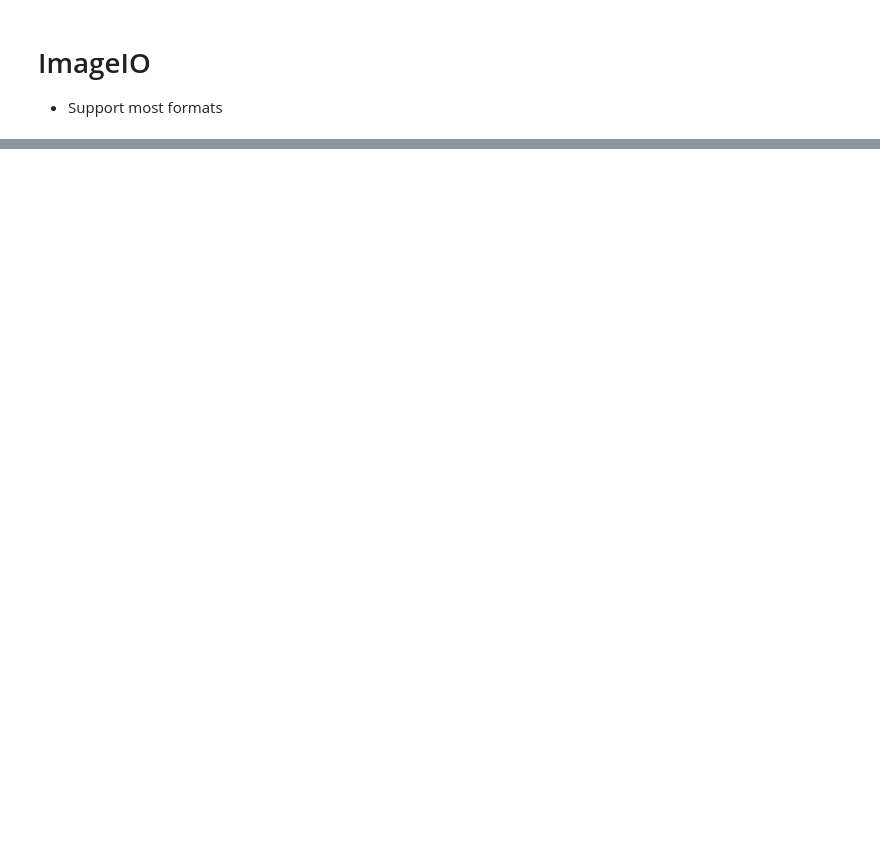
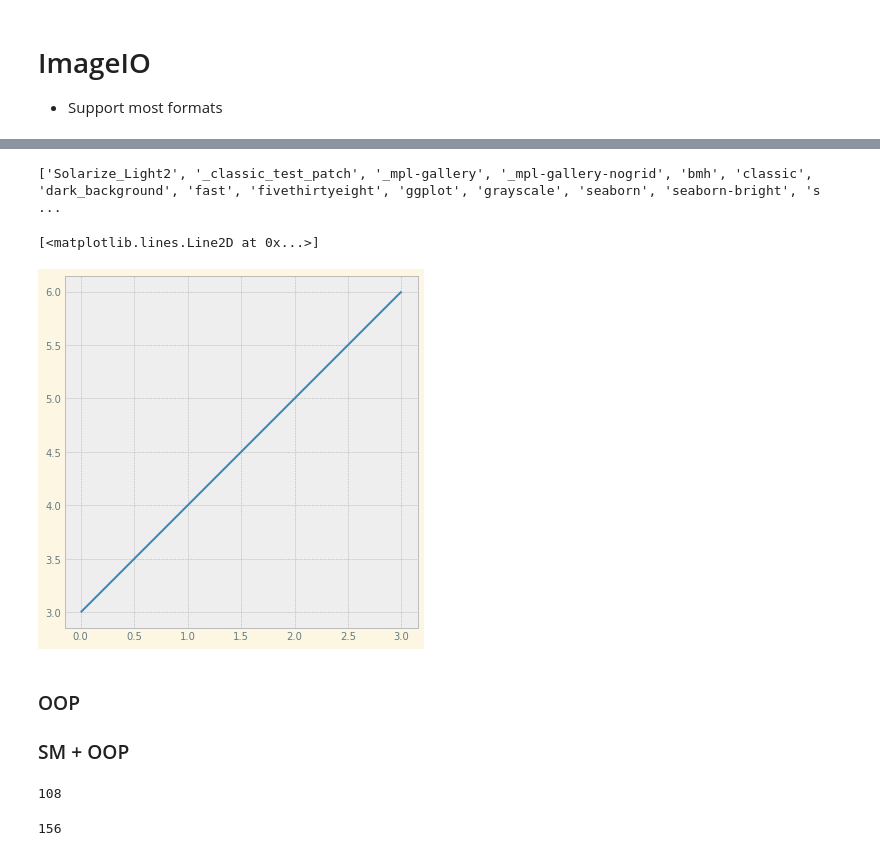
Before and after one commit to YeongRoYun/DataSchool, a Jupyter notebook: Image Processing/main.ipynb, the cells around one changed output, grey strips where cells are left out. Saved outputs shown, nothing was run; the diff lists cells and outputs as text; code cells hidden in the pictures; blank space fills up the shorter version.

```diff
--- a/Image Processing/main.ipynb
+++ b/Image Processing/main.ipynb
@@ -52,0 +189,27 @@ float32
+# %%
+# Make a global status
+import matplotlib.pyplot as plt
+print(plt.style.available)
+plt.style.use('bmh')
+plt.figure(figsize=(5,5))
+plt.plot([3,4,5,6])
+# %% [output]
+['Solarize_Light2', '_classic_test_patch', '_mpl-gallery', '_mpl-gallery-nogrid', 'bmh', 'classic', 'dark_background', 'fast', 'fivethirtyeight', 'ggplot', 'grayscale', 'seaborn', 'seaborn-bright', 's ...
+[<matplotlib.lines.Line2D at 0x...>]
+[figure, added]
+# %% [markdown]
+### OOP
+
+### SM + OOP
+# %%
+# Kernel restart -> start this
+import matplotlib
+
+print(len(dir(matplotlib)))
+# %% [output]
+108
+# %%
+import matplotlib.pyplot as plt
+print(len(dir(matplotlib)))
+# %% [output]
+156
```
Also changed, not shown: parts of 18 cells of this notebook, 6 other files.
